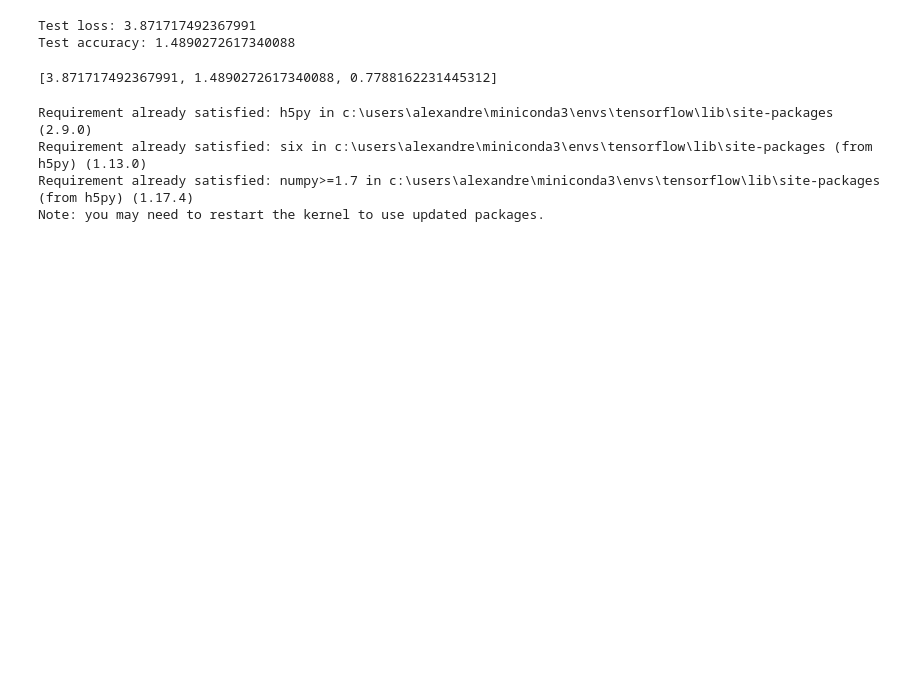
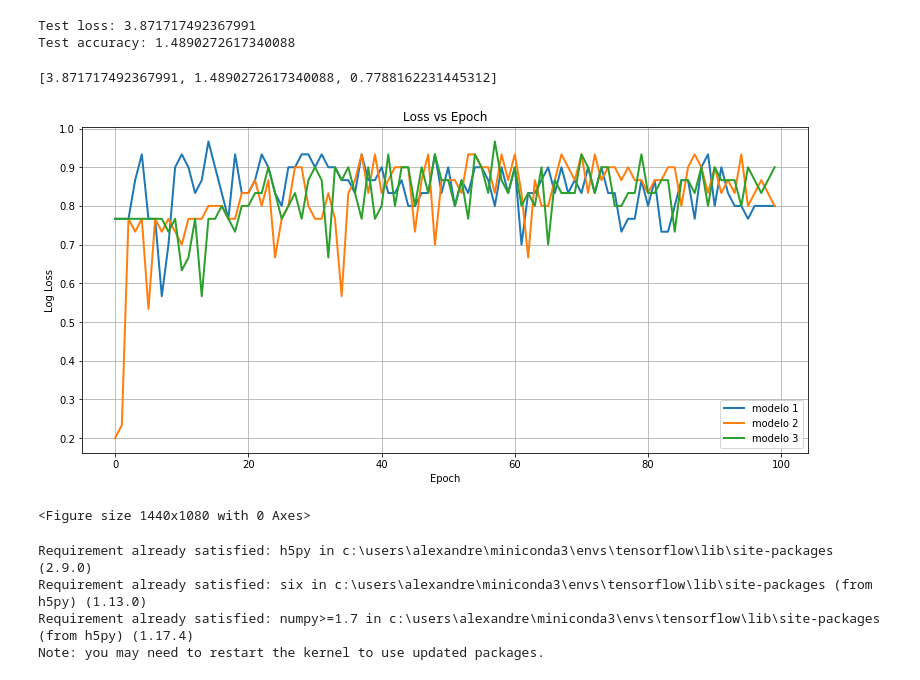
Before and after one commit to AlexandreNeuk/Facial-Keypoint-Detection, a Jupyter notebook: Teste h5.ipynb, the cells around one changed output. Cells and saved outputs as stored; diff of their text form; code cells hidden in the pictures; blank space fills up the shorter version.

```diff
--- a/Teste h5.ipynb
+++ b/Teste h5.ipynb
@@ -93,3 +118,19 @@ score
+# %%
+plt.figure(figsize=(13,6))
+plt.plot(acc_modelo1, linewidth=2, label="modelo 1")
+plt.plot(acc_modelo2, linewidth=2, label="modelo 2")
+plt.plot(acc_modelo3, linewidth=2, label="modelo 3")
+plt.legend()
+plt.title('Loss vs Epoch')
+plt.grid()
+
+plt.xlabel("Epoch")
+plt.ylabel("Log Loss")
+fig= plt.figure(figsize=(20,15))
+plt.show()
+# %% [output]
+[figure, added]
+<Figure size 1440x1080 with 0 Axes>
 # %%
 pip install h5py
 # %% [output]
```
Also changed, not shown: parts of 16 cells of this notebook, 8 other files.
